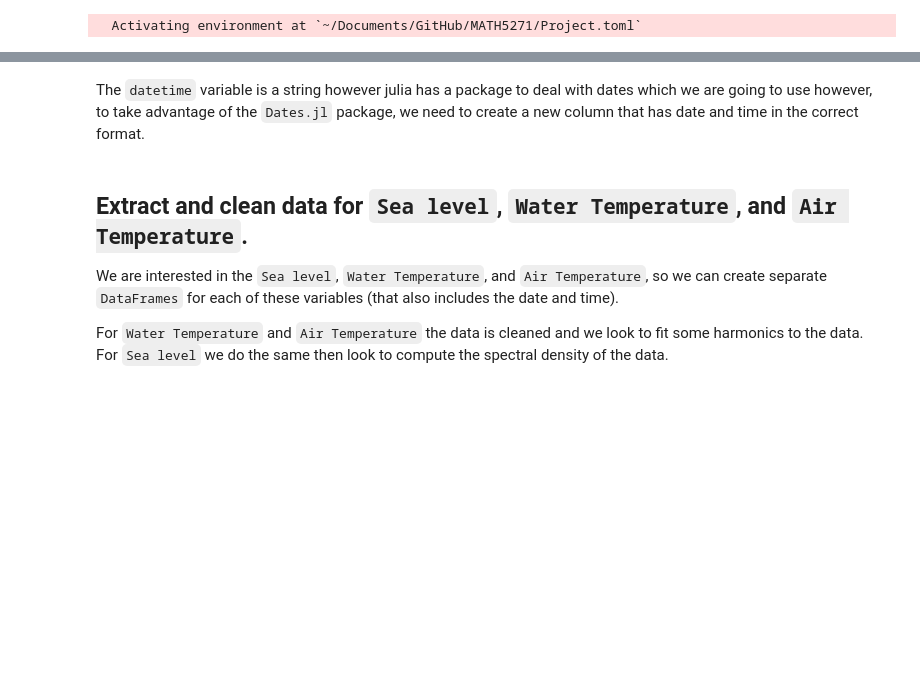
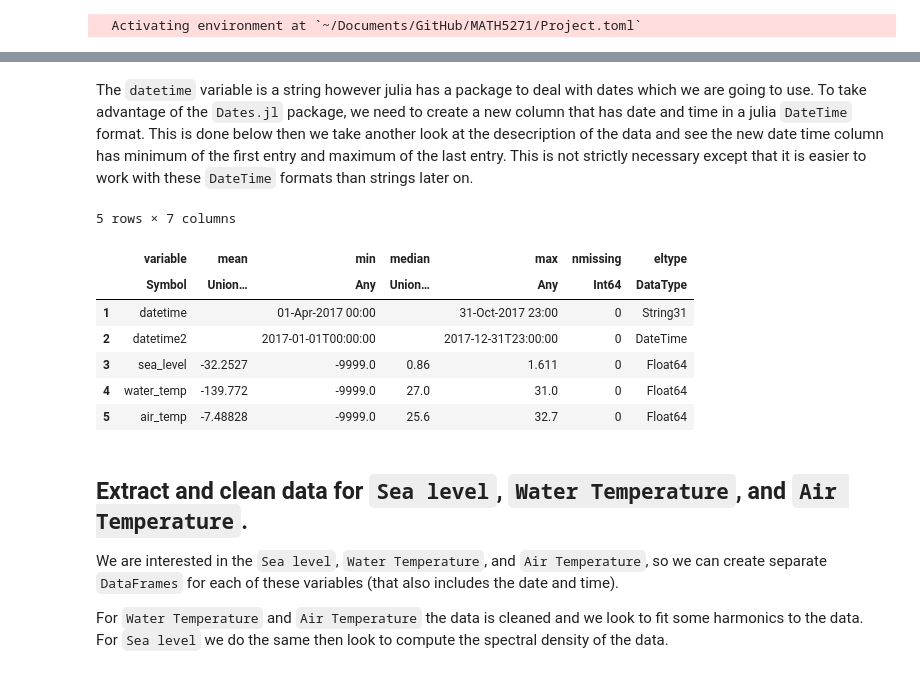
Before and after one commit to jbisits/MATH5271, a Jupyter notebook: Task 1/task1.ipynb, the cells around one changed output, grey strips where cells are left out. Cells and saved outputs as stored; diff of their text form; code cells hidden in the pictures; blank space fills up the shorter version.

```diff
--- a/Task 1/task1.ipynb
+++ b/Task 1/task1.ipynb
@@ -125,8 +165,21 @@ rename!(df_van, ["datetime", "sea_level", "water_temp", "air_temp",
 # %% [markdown]
-The `datetime` variable is a string however julia has a package to deal with dates which we are going to use however, to take advantage of the `Dates.jl` package, we need to create a new column that has date and time in the correct format.
+The `datetime` variable is a string however julia has a package to deal with dates which we are going to use.
+To take advantage of the `Dates.jl` package, we need to create a new column that has date and time in a julia `DateTime` format.
+This is done below then we take another look at the desecription of the data and see the new date time column has minimum of the first entry and maximum of the last entry.
+This is not strictly necessary except that it is easier to work with these `DateTime` formats than strings later on.
 # %%
 new_date = DateTime(2017, 1, 1, 00, 00, 00):Dates.Hour(1):DateTime(2017, 12, 31, 23, 00, 00)
-insertcols!(df_van, 2, :datetime2 => new_date);
+insertcols!(df_van, 2, :datetime2 => new_date)
+describe(df_van)
+# %% [output]
+5 rows × 7 columns
+|  | variable | mean | min | median | max | nmissing | eltype |
+|  | Symbol | Union… | Any | Union… | Any | Int64 | DataType |
+| 1 | datetime |  | 01-Apr-2017 00:00 |  | 31-Oct-2017 23:00 | 0 | String31 |
+| 2 | datetime2 |  | 2017-01-01T00:00:00 |  | 2017-12-31T23:00:00 | 0 | DateTime |
+| 3 | sea_level | -32.2527 | -9999.0 | 0.86 | 1.611 | 0 | Float64 |
+| 4 | water_temp | -139.772 | -9999.0 | 27.0 | 31.0 | 0 | Float64 |
+| 5 | air_temp | -7.48828 | -9999.0 | 25.6 | 32.7 | 0 | Float64 |
 # %% [markdown]
 ## Extract and clean data for `Sea level`, `Water Temperature`, and `Air Temperature`.
 We are interested in the `Sea level`, `Water Temperature`, and `Air Temperature`, so we can create separate `DataFrames` for each of these variables (that also includes the date and time).
```
Also changed, not shown: parts of 39 cells of this notebook, 2 other files.
